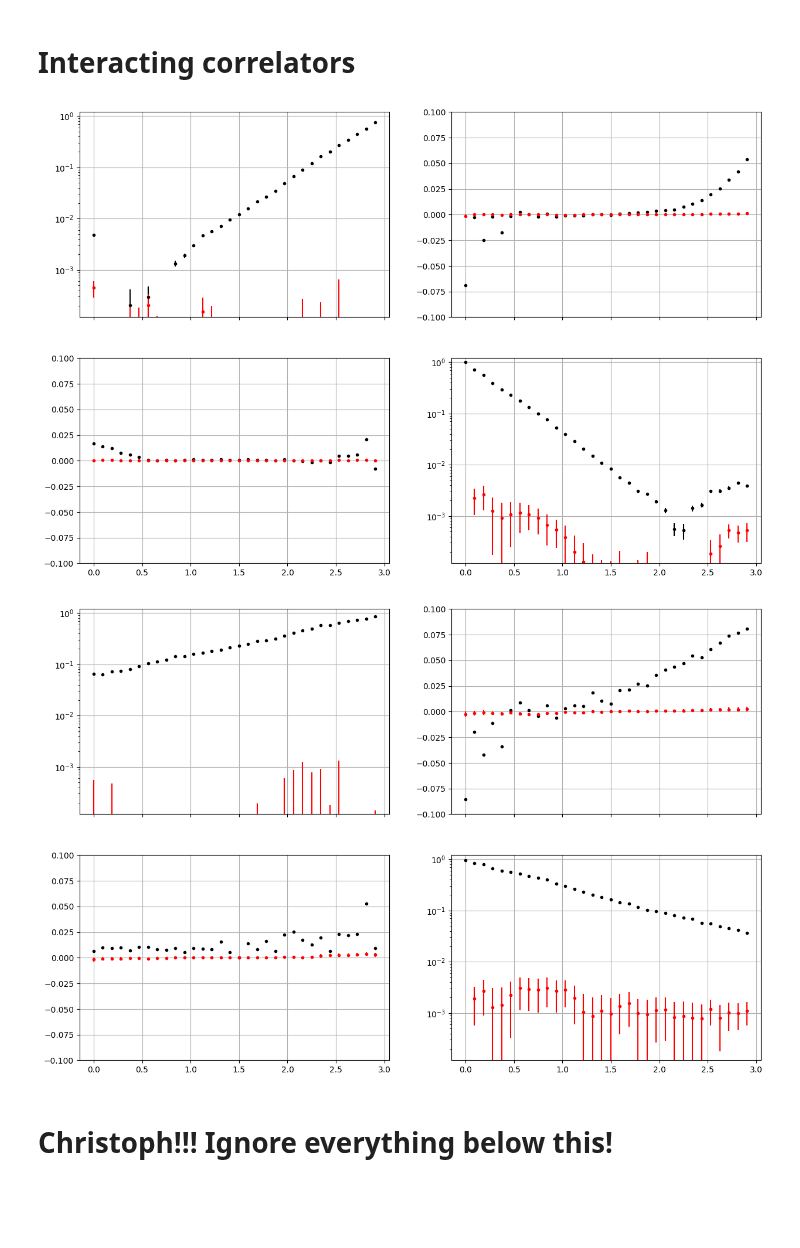
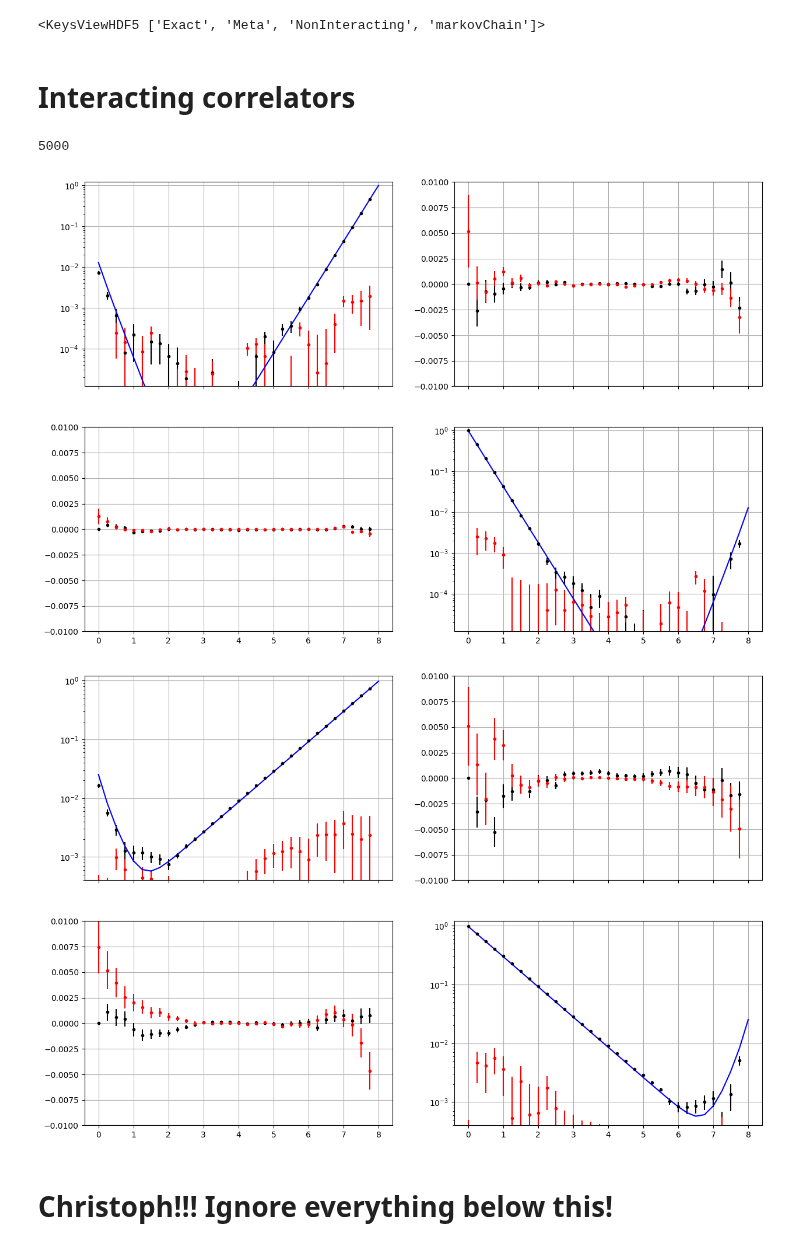
Before and after one commit to Marcel-Rodekamp/NSL, a Jupyter notebook: Scripts/analyzeCorrelators.ipynb, the cells around one changed output. Cells and saved outputs as stored; diff of their text form; code cells hidden in the pictures; blank space fills up the shorter version.

```diff
--- a/Scripts/analyzeCorrelators.ipynb
+++ b/Scripts/analyzeCorrelators.ipynb
@@ -51,8 +51,8 @@ def bsCoshEffMass(corr,nBS,delta):
     bsEffM = np.array(bsEffM)
     return np.mean(bsEffM,0), np.std(bsEffM,0)
 # %%
-U=1
-beta=3
+U=2
+beta=8
 Nt=32
 delta=beta/Nt
 
@@ -62,4 +62,4 @@ ny=2
 Lambda = nx*ny*2
 
 # load h5 file
-h5 = h5py.File('../build/example_four_sites.h5','r')
+h5 = h5py.File('../build/example_four_sites_p.h5','r')
@@ -91,8 +99,13 @@ for sigma1 in [0,1]:
+# %%
+node.keys()
+# %% [output]
+<KeysViewHDF5 ['Exact', 'Meta', 'NonInteracting', 'markovChain']>
 # %% [markdown]
 # Interacting correlators
 # %%
 configs = np.linspace(0,49999,50000)
 configs = node['markovChain'].keys()
+print(len(configs))
 momenta = np.linspace(0,nx*ny-1,nx*ny)
 corrI = []
 for config in configs:
@@ -102,24 +115,31 @@ for config in configs:
         kcorr.append(corr.reshape(Nt,2,2))
     corrI.append(np.array(kcorr))
 corrI = np.array(corrI)
+# %% [output]
+5000
 # %%
 _, corrI_re_err = bsCorrelator(corrI[:,:,:,:,:].real,200)
 _, corrI_im_err = bsCorrelator(corrI[:,:,:,:,:].imag,200)
 # %%
 corrI_avg=np.mean(corrI,axis=0)
+# %%
+exact_corrs = node["Exact/correlators/single/particle/k"][()]
+exact_corrs = exact_corrs[[[3,0],[2,1]]]
 # %%
 tau = np.linspace(0,Nt-1,Nt)*delta
+exact_tau = np.linspace(0,beta, len(exact_corrs[0,0]), endpoint=True)
 for k in range(nx*ny):
     fig,ax = plt.subplots(2,2,sharex=True,figsize=(15,10))
     for sigma1 in [0,1]:
         for sigma2 in [0,1]:
             ax[sigma1,sigma2].errorbar(tau,corrI_avg[k,:,sigma1,sigma2].real,yerr=corrI_re_err[k,:,sigma1,sigma2],fmt='.',color='black')
             ax[sigma1,sigma2].errorbar(tau,corrI_avg[k,:,sigma1,sigma2].imag,yerr=corrI_im_err[k,:,sigma1,sigma2],fmt='.',color='red')
-            ax[sigma1,sigma2].set_ylim(-1e-1,1e-1)
+            ax[sigma1,sigma2].set_ylim(-1e-2,1e-2)
             if sigma1==sigma2:
                 ax[sigma1,sigma2].set_yscale('log')
-                ax[sigma1,sigma2].set_ylim(1.2e-4,1.2e0)
+                ax[sigma1,sigma2].set_ylim(1.2e-5 if k==0 else 4e-4,1.2e0)
+                ax[sigma1,sigma2].plot(exact_tau, exact_corrs[k,sigma1],'b-')
             ax[sigma1,sigma2].grid()
 # %% [output]
-[figure, old version]
+[figure, new version]
-[figure, old version]
+[figure, new version]
```
Also changed, not shown: parts of 5 cells of this notebook, 1 other file.
